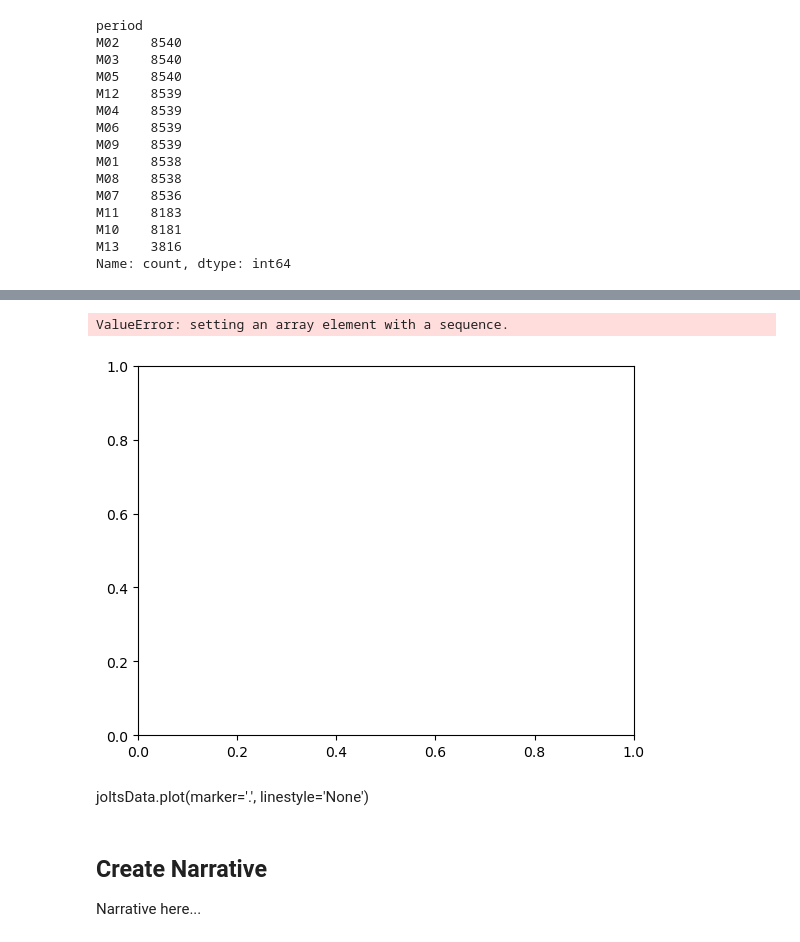
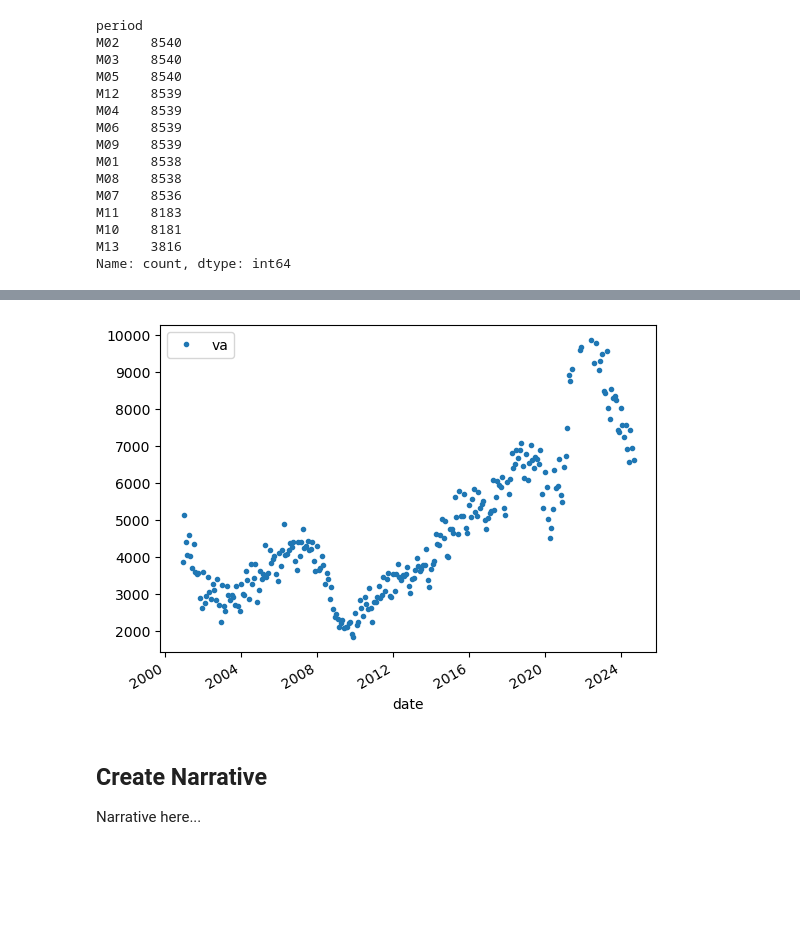
Before and after one commit to mdgarber/DataStoryTelling-JOLTS, a Jupyter notebook: DataStoryTelling-JOLTS.ipynb, the cells around one changed output, grey strips where cells are left out. Cells and saved outputs as stored; diff of their text form; code cells hidden in the pictures; blank space fills up the shorter version.

Commit message:
picked good series_id and made first plot

```diff
--- a/DataStoryTelling-JOLTS.ipynb
+++ b/DataStoryTelling-JOLTS.ipynb
@@ -107,12 +107,11 @@ Name: count, dtype: int64
 # Clean Data
 
 # Drop unneeded Columns
-joltsData = joltsData.drop(['series_id', 'l'], axis=1)
+#joltsData = joltsData.drop(['series_id', 'l'], axis=1)
 
 # Drop rows with wierd month notations (e.x. "M06\t 1	")
 rowsToDrop = joltsData[joltsData['period'].str.contains('\t')].index
 joltsData = joltsData.drop(index=rowsToDrop)
-#joltsData[joltsData['period'].str.contains('\t')]
 # %%
 # Check DF after cleaning
 joltsData.head()
@@ -204,13 +148,9 @@ Length: 105568, dtype: int64
 # %%
-'''
-df[cols_to_check] = df[cols_to_check].replace({';':''}, regex=True)
-
-'''
-
-dfMonths = joltsData.period.replace({'M':''}, regex=True)
-dfYears = joltsData.year
-
-pd.to_datetime({'year' : dfYears,
-                'month': dfMonths,
-                'day'  : pd.Series([1] * 105568)})
-#joltsData
+# feature engineer 'date' column
+dfMonths = joltsData.period.replace({'M':''}, regex=True).astype('int')
+dfYears  = joltsData.year.astype('int')
+dfDays   = pd.Series(([1] * 105568), dtype='int32')
+joltsData['date'] = pd.to_datetime({'year' : dfYears,
+                                    'month': dfMonths,
+                                    'day'  : int('1')},
+                                   errors='coerce')
@@ -222,2 +157,4 @@ ValueError: cannot assemble the datetimes: unconverted data remains when parsing
 # %%
-dfYears
+# drop null dates - these are M13 which are yearly aggregates
+nullDateIdx = joltsData[joltsData['date'].isna()].index
+joltsData = joltsData.drop(index=nullDateIdx)
@@ -250,12 +161,7 @@ joltsData.head()
-# %%
-#plt.plot(joltsData.index, y=joltsData.va)
-#plt.show()
-plt.plot(joltsData)
-plt.show()
-# %% [output]
-ValueError: setting an array element with a sequence.
-[figure, removed]
 # %%
-joltsData.index
+# plot data
+# JTU100000000000000JOL  - code for not seasonally adjusted, all non-farm jobs, levels not rates
+joltsData[joltsData['series_id'] == 'JTU100000000000000JOL'].plot(x='date', y='va', marker='.', linestyle='None')
+plt.show()
+# %% [output]
+[figure, added]
-# %% [markdown]
-joltsData.plot(marker='.', linestyle='None')
```
Also changed, not shown: parts of 9 cells of this notebook.
